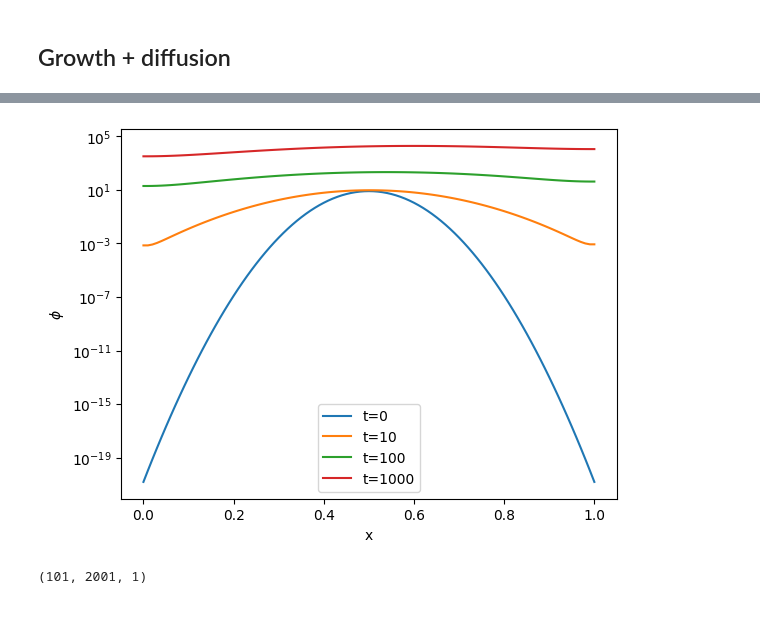
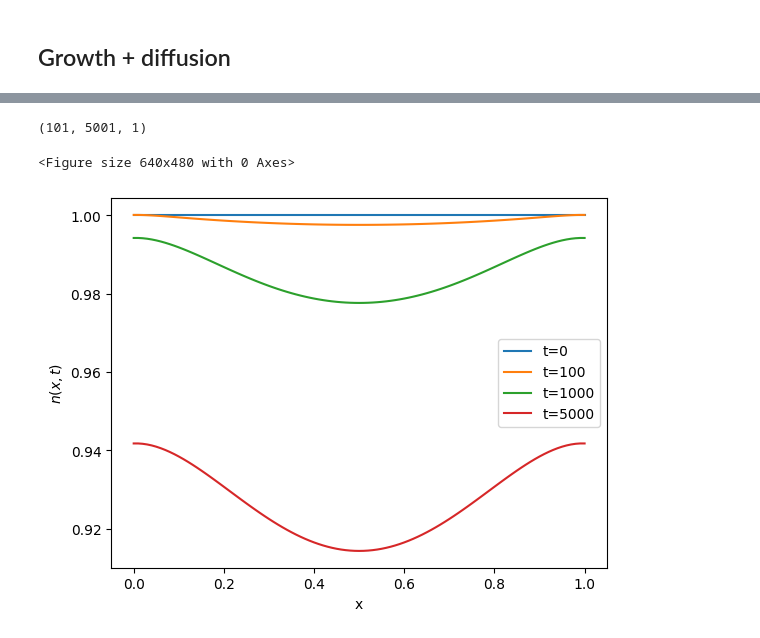
Before and after one commit to saeedmsol/pysindy, a Jupyter notebook: examples/practice.ipynb, the cells around one changed output, grey strips where cells are left out. Drawn from its saved outputs; the diff is of its cells as text; code cells hidden in the pictures.

```diff
--- a/examples/practice.ipynb
+++ b/examples/practice.ipynb
@@ -486,0 +679,30 @@ t.size
+# %%
+# solve diffusion pde
+
+numx = 101
+numt = 5001
+Lx = 1.0
+Tf = 0.1
+dx = Lx / (numx-1)
+dt = Tf / (numt-1)
+
+x = np.arange(0, Lx + dx, dx)
+t = np.arange(0, Tf + dt, dt)
+
+pop = np.zeros((numx, numt))
+pop_tst = np.zeros((numx, numt))
+
+r = np.zeros((numx, numt))
+
+mu = 0.5
+sigma = 0.05
+alpha = 0.7
+v = 1.
+death_rate = 1.25
+
+pop[:, 0] = np.ones(x.shape[0]) #(x-mu/2)**2 #5*np.ones(x.shape[0]) #np.exp( -(x - mu)**2/(2 * sigma**2)) / np.sqrt(2 * np.pi * sigma**2)
+
+pop_tst[:, 0] = np.ones(x.shape[0])
+
+for j in range(t.shape[0]):
+    r[:, j] = 6*(x-mu)**2
@@ -487,23 +714,29 @@ t.size
 # %%
 for j in np.arange(0, numt-1):
     for i in np.arange(1, numx-1):
-        pop[i, j+1] = pop[i, j]*(1 + r[i,j]) + (dt/dx**2) * (pop[i+1, j] - 2*pop[i, j] + pop[i-1, j])
+        pop[i,j+1] = pop[i,j] + dt * pop[i,j]*(r[i,j] - death_rate) + (dt/dx**2)*(pop[i+1,j]-2*pop[i,j]+pop[i-1,j])
+        pop[i,j+1] = pop[i,j+1] * (pop[i,j+1]>0)
     pop[0, j+1] = pop[1, j+1]
     pop[numx-1, j+1] = pop[numx-2, j+1]
+# %%
+pop_ps = pop[:,:,np.newaxis]
+r_ps = r[:,:,np.newaxis]
+print(r_ps.shape)
+# %% [output]
+(101, 5001, 1)
+# %%
+plt.clf()
+# %% [output]
+<Figure size 640x480 with 0 Axes>
 # %%
 plt.plot(x , pop[:,0], label='t=0')
-plt.plot(x, pop[:, 100], label='t=10')
-plt.plot(x, pop[:, 500], label='t=100')
+plt.plot(x, pop[:, 100], label='t=100')
 plt.plot(x, pop[:, 1000], label='t=1000')
+plt.plot(x, pop[:, 5000], label='t=5000')
 plt.xlabel('x')
-plt.ylabel('$\phi$')
-plt.yscale('log')
+plt.ylabel('$n(x,t)$')
+#plt.yscale('log')
 plt.legend()
 plt.show()
 # %% [output]
-[figure, old version]
+[figure, new version]
-# %%
-pop_ps = pop[:,:,np.newaxis]
-print(pop_ps.shape)
-# %% [output]
-(101, 2001, 1)
```
Also changed, not shown: parts of 37 cells of this notebook, 6 other files.
